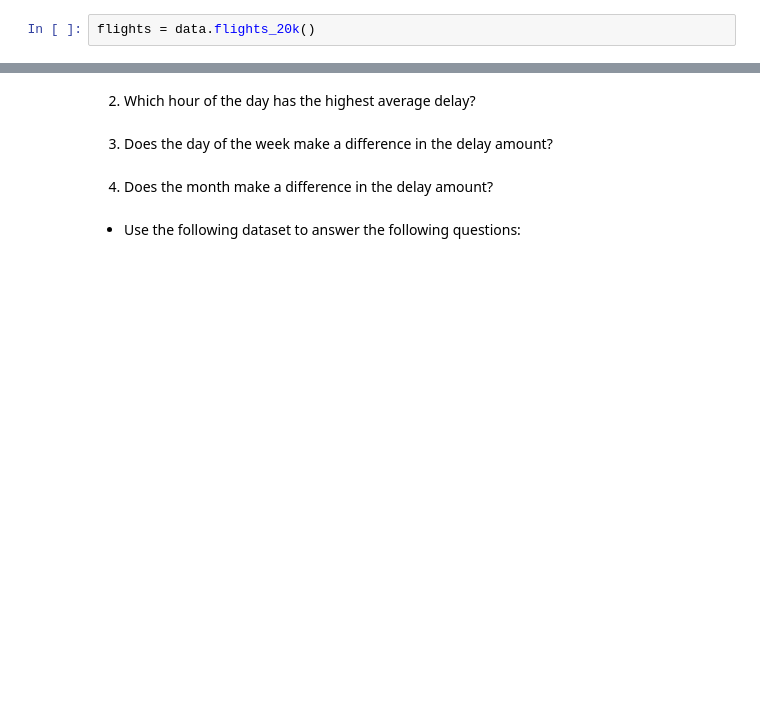
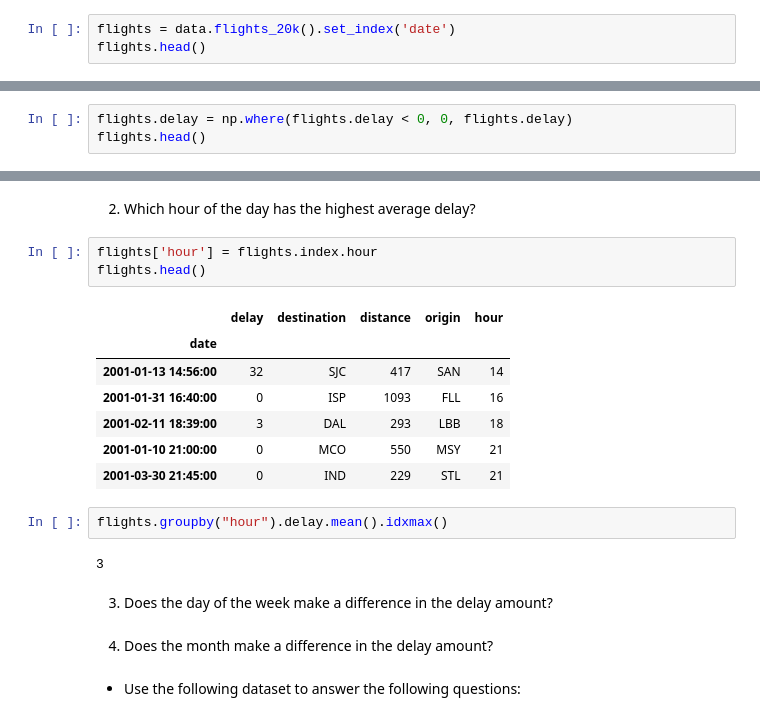
Before and after one commit to Tim-Sotirhos/ds-methodologies-exercises, a Jupyter notebook: time_series/Time Series in Pandas Exercises.ipynb, the cells around one changed output, grey strips where cells are left out. Saved outputs shown, nothing was run; the diff lists cells and outputs as text; blank space fills up the shorter version.

```diff
--- a/time_series/Time Series in Pandas Exercises.ipynb
+++ b/time_series/Time Series in Pandas Exercises.ipynb
@@ -189,4 +276,5 @@ weather.resample('Y')
 # %% [markdown]
 - Use the following dataset to answer the following questions:
 # %%
-flights = data.flights_20k()
+flights = data.flights_20k().set_index('date')
+flights.head()
@@ -193,2 +289,5 @@ flights = data.flights_20k()
 # %% [markdown]
 1. Convert any negative delays to 0.
+# %%
+flights.delay = np.where(flights.delay < 0, 0, flights.delay)
+flights.head()
@@ -195,5 +302,20 @@ flights = data.flights_20k()
 # %% [markdown]
 2. Which hour of the day has the highest average delay?
+# %%
+flights['hour'] = flights.index.hour
+flights.head()
+# %% [output]
+|  | delay | destination | distance | origin | hour |
+| date |  |  |  |  |  |
+| 2001-01-13 14:56:00 | 32 | SJC | 417 | SAN | 14 |
+| 2001-01-31 16:40:00 | 0 | ISP | 1093 | FLL | 16 |
+| 2001-02-11 18:39:00 | 3 | DAL | 293 | LBB | 18 |
+| 2001-01-10 21:00:00 | 0 | MCO | 550 | MSY | 21 |
+| 2001-03-30 21:45:00 | 0 | IND | 229 | STL | 21 |
+# %%
+flights.groupby("hour").delay.mean().idxmax()
+# %% [output]
+3
 # %% [markdown]
 3. Does the day of the week make a difference in the delay amount?
 # %% [markdown]
```
Also changed, not shown: parts of 19 cells of this notebook.
